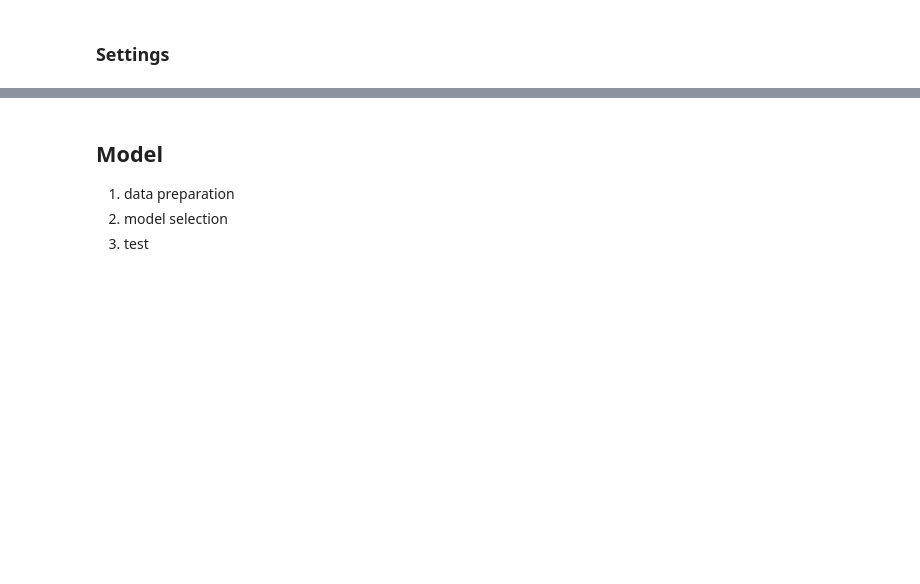
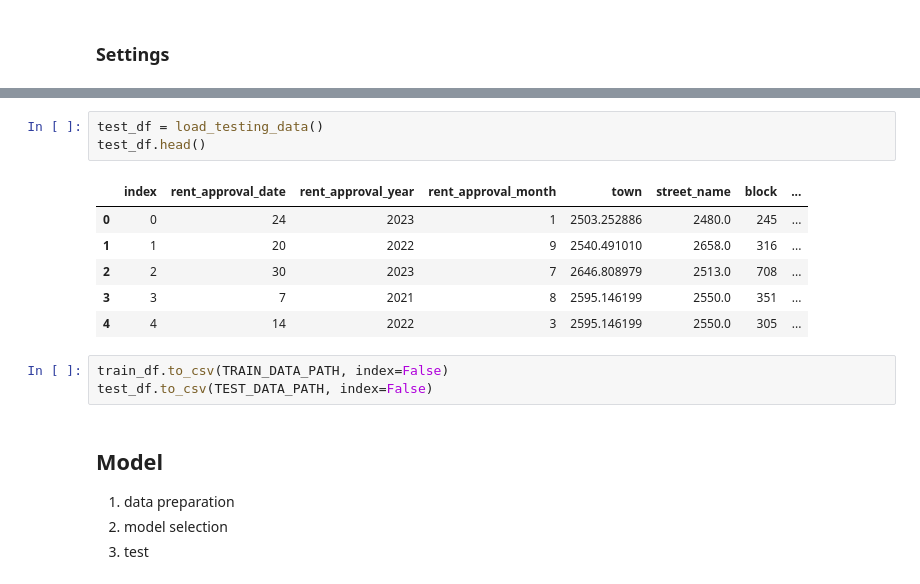
Before and after one commit to JinfengPang/8225SC-group007, a Jupyter notebook: model.ipynb, the cells around one changed output, grey strips where cells are left out. Drawn from its saved outputs; the diff is of its cells as text; blank space fills up the shorter version.

```diff
--- a/model.ipynb
+++ b/model.ipynb
@@ -38,3 +74,16 @@ RAW_DATA_PATH = "./Dataset/train.csv"
+# %%
+test_df = load_testing_data()
+test_df.head()
+# %% [output]
+|  | index | rent_approval_date | rent_approval_year | rent_approval_month | town | street_name | block | ... |
+| 0 | 0 | 24 | 2023 | 1 | 2503.252886 | 2480.0 | 245 | ... |
+| 1 | 1 | 20 | 2022 | 9 | 2540.491010 | 2658.0 | 316 | ... |
+| 2 | 2 | 30 | 2023 | 7 | 2646.808979 | 2513.0 | 708 | ... |
+| 3 | 3 | 7 | 2021 | 8 | 2595.146199 | 2550.0 | 351 | ... |
+| 4 | 4 | 14 | 2022 | 3 | 2595.146199 | 2550.0 | 305 | ... |
+# %%
+train_df.to_csv(TRAIN_DATA_PATH, index=False)
+test_df.to_csv(TEST_DATA_PATH, index=False)
 # %% [markdown]
 ## Model
 1. data preparation
```
Also changed, not shown: parts of 18 cells of this notebook, 28 other files.
